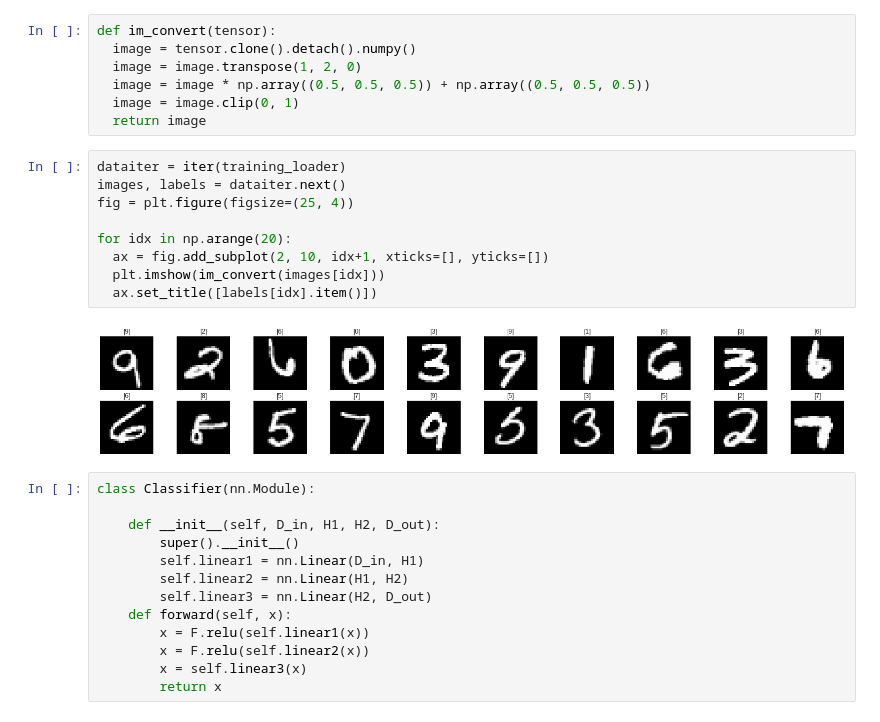
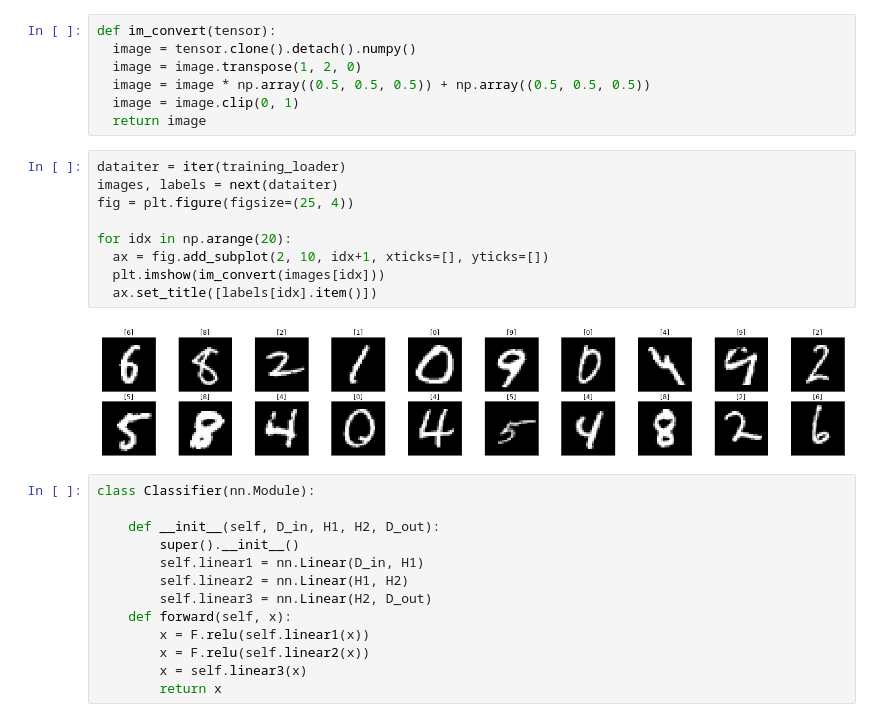
Before and after one commit to rslim087a/PyTorch-for-Deep-Learning-and-Computer-Vision-Course-All-Codes-, a Jupyter notebook: PyTorch for Deep Learning and Computer Vision Course (All Codes)/Deep Neural Networks - MNIST.ipynb, the cells around one changed output. Drawn from its saved outputs; the diff is of its cells as text.

```diff
--- a/PyTorch for Deep Learning and Computer Vision Course (All Codes)/Deep Neural Networks - MNIST.ipynb
+++ b/PyTorch for Deep Learning and Computer Vision Course (All Codes)/Deep Neural Networks - MNIST.ipynb
@@ -32,15 +54,15 @@ def im_convert(tensor):
   return image
 # %%
 dataiter = iter(training_loader)
-images, labels = dataiter.next()
+images, labels = next(dataiter)
 fig = plt.figure(figsize=(25, 4))
 
 for idx in np.arange(20):
   ax = fig.add_subplot(2, 10, idx+1, xticks=[], yticks=[])
   plt.imshow(im_convert(images[idx]))
   ax.set_title([labels[idx].item()])
 # %% [output]
-[figure, old version]
+[figure, new version]
 # %%
 class Classifier(nn.Module):
 
```
Also changed, not shown: parts of 9 cells of this notebook.
